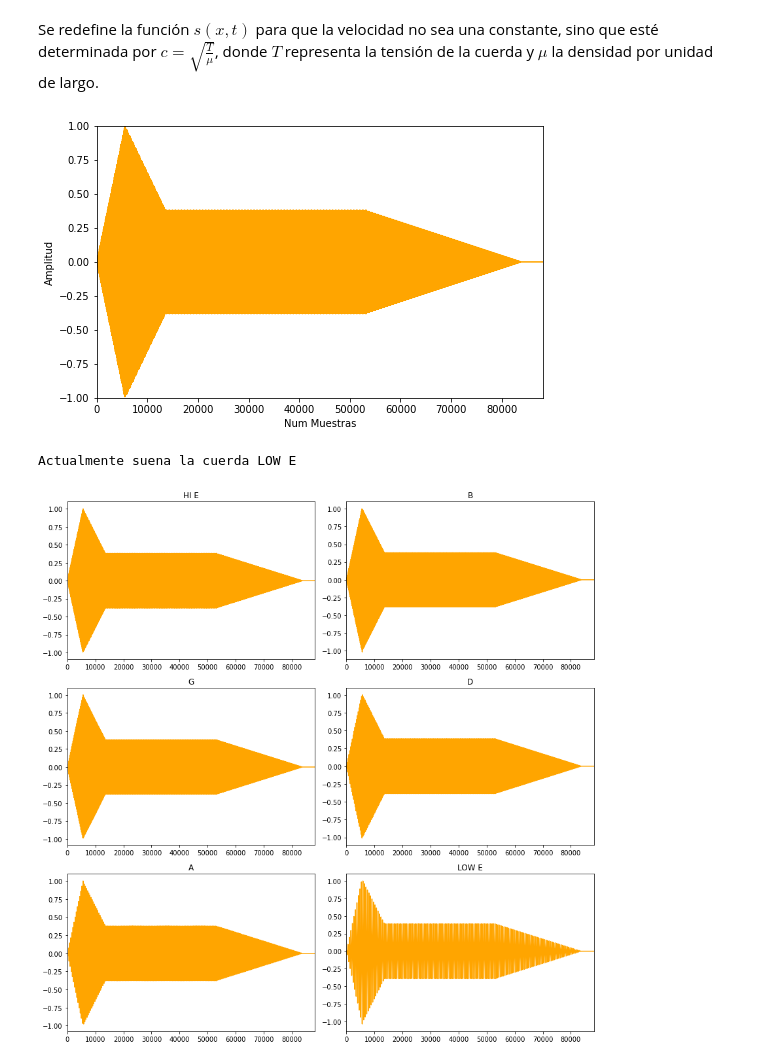
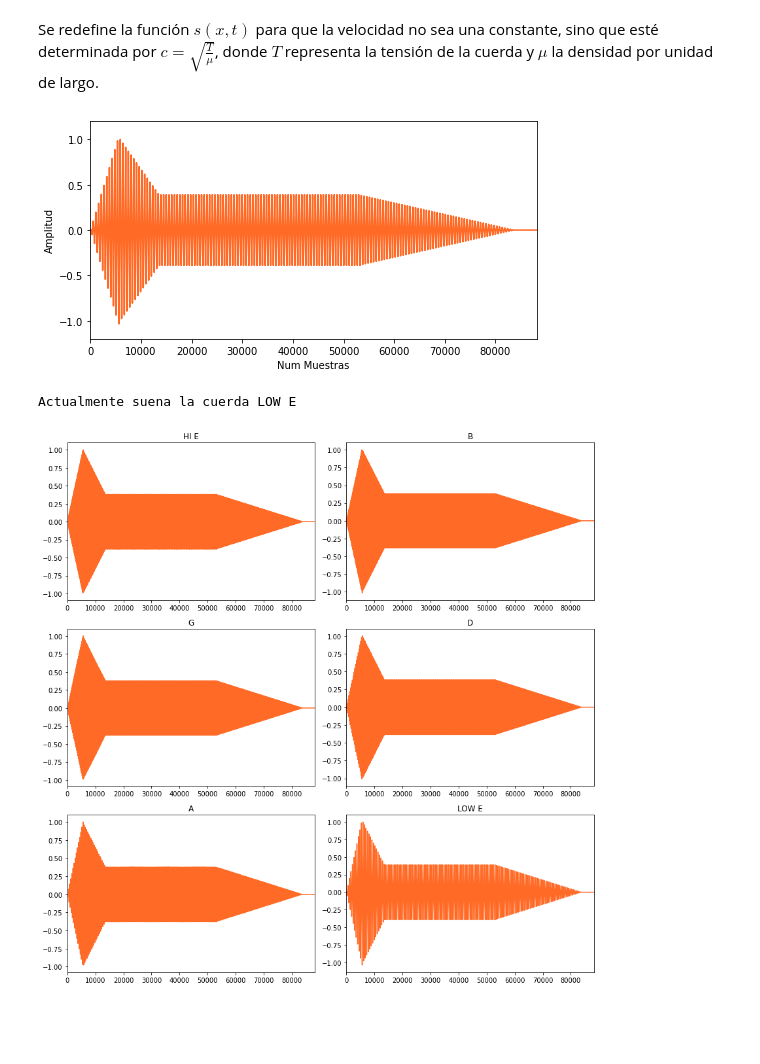
Before and after one commit to ivanvlam/IEE2103, a Jupyter notebook: proyecto.ipynb, the cells around one changed output. Drawn from its saved outputs; the diff is of its cells as text; code cells hidden in the pictures; blank space fills up the shorter version.

```diff
--- a/proyecto.ipynb
+++ b/proyecto.ipynb
@@ -154,15 +154,15 @@ largo_cuerda = 0.648
 # %%
 sonido = s(largo_cuerda / 2, duracion, a = amplitud, fm = fm , L = largo_cuerda)
 # %%
-fig, ax = plt.subplots(figsize = (8, 5))
+fig, ax = plt.subplots(figsize = (8, 4))
 ax.set_xlim(0, fm * duracion)
-ax.set_ylim(-1, 1)
+ax.set_ylim(-1.2, 1.2)
 ax.set_xlabel('Num Muestras')
 ax.set_ylabel('Amplitud')
-plt.plot(envolvente(sonido, duracion, fm), color = "orange")
+plt.plot(envolvente(sonido, duracion, fm), color = '#FF6A26')
 sd.play(envolvente(sonido, duracion, fm), fm)
 # %% [output]
-[figure, old version]
+[figure, new version]
 # %%
 class Cuerda:
 
@@ -210,7 +210,7 @@ for pos, cuerda in cuerdas:
     sonido = cuerda.crear_sonido(duracion)
     rasguido += sonido
 
-    ax[pos[0], pos[1]].plot(envolvente(sonido, duracion, fm), color = 'orange')
+    ax[pos[0], pos[1]].plot(envolvente(sonido, duracion, fm), color = '#FF6A26')
     ax[pos[0], pos[1]].set_title(cuerda.nombre) # Escojemos un título para el gráfico
     ax[pos[0], pos[1]].set_xlim(0, fm * duracion)
 
@@ -219,21 +219,19 @@ for pos, cuerda in cuerdas:
     sd.play(envolvente(sonido, duracion, fm), fm)
     sd.wait()
 
-    clear_output(wait=True)
+    clear_output(wait = True)
 
 print(f'Actualmente suena el rasguido')
 
 sd.play(envolvente(rasguido, duracion, fm), fm)
 sd.wait()
 
-clear_output(wait=True)
-
-#plt.plot(envolvente(rasguido, duracion, fm), color = 'orange')
+clear_output(wait = True)
 
 plt.tight_layout()
 plt.show()
 # %% [output]
-[figure, old version]
+[figure, new version]
 # %%
 def sonido_rasguido(duracion):
 
```
Also changed, not shown: parts of 17 cells of this notebook.
